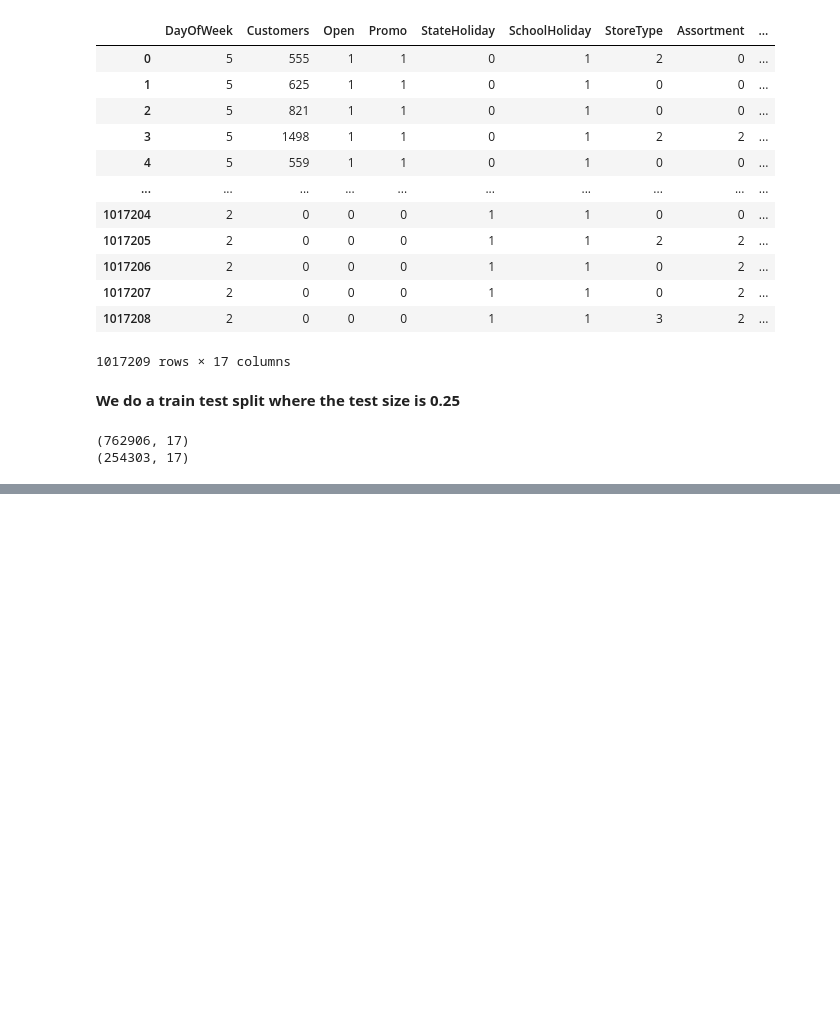
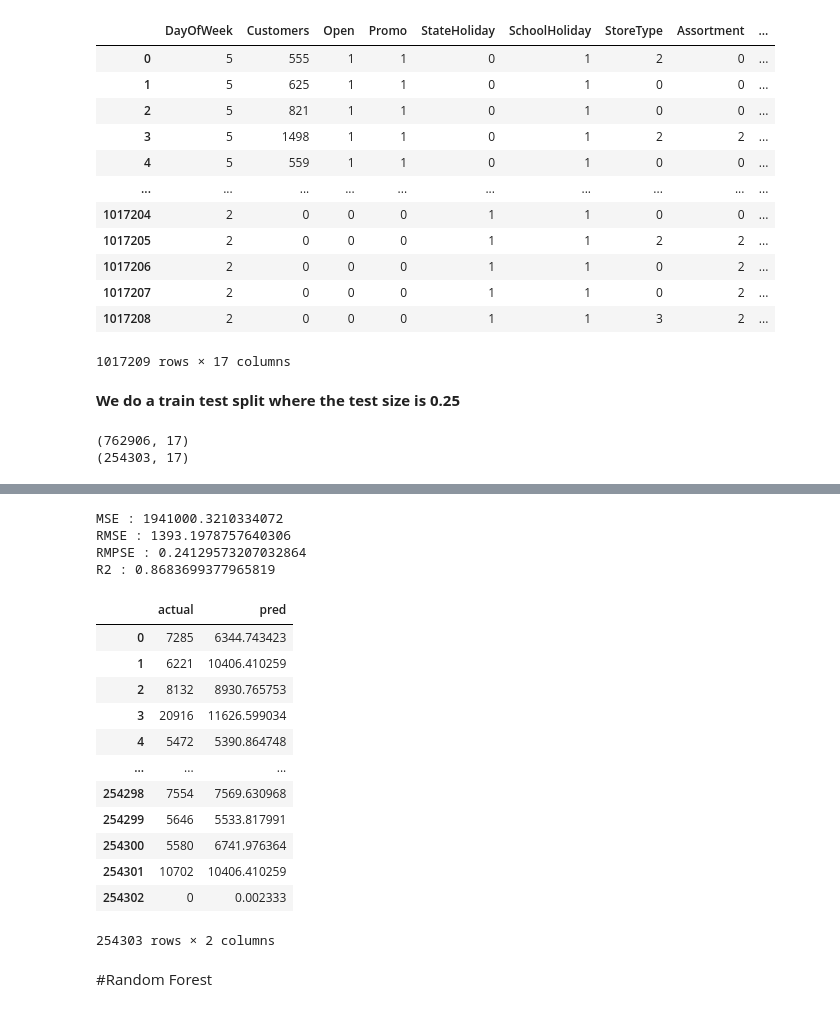
Before and after one commit to Kumarisimran626/S.K-Retail_sales_prediction, a Jupyter notebook: S_K_Retail_sales_prediction.ipynb, the cells around one changed output, grey strips where cells are left out. Saved outputs shown, nothing was run; the diff lists cells and outputs as text; code cells hidden in the pictures; blank space fills up the shorter version.

```diff
--- a/S_K_Retail_sales_prediction.ipynb
+++ b/S_K_Retail_sales_prediction.ipynb
@@ -1084,0 +1171,41 @@ print(U_test.shape)
+# %%
+decision_tree=DecisionTreeRegressor(max_depth=5)
+decision_tree.fit(U_train,v_train)
+V_pred_dt=decision_tree.predict(U_test)
+V_train_dt=decision_tree.predict(U_train)
+#print('dt_regressor R^2: ', r2(v_test,v_pred))
+MSE  = mean_squared_error(v_test, V_pred_dt)
+print("MSE :" , MSE)
+
+RMSE = np.sqrt(MSE)
+print("RMSE :" ,RMSE)
+
+RMPSE=RMSE/sales_mean
+print("RMPSE :",RMPSE)
+
+r2 = r2_score(v_test, V_pred_dt)
+print("R2 :" ,r2)
+# %% [output]
+MSE : 1941000.3210334072
+RMSE : 1393.1978757640306
+RMPSE : 0.24129573207032864
+R2 : 0.8683699377965819
+# %%
+decisiontree_Dataframe = pd.DataFrame(zip(v_test, V_pred_dt), columns = ['actual', 'pred'])
+decisiontree_Dataframe
+# %% [output]
+|  | actual | pred |
+| 0 | 7285 | 6344.743423 |
+| 1 | 6221 | 10406.410259 |
+| 2 | 8132 | 8930.765753 |
+| 3 | 20916 | 11626.599034 |
+| 4 | 5472 | 5390.864748 |
+| ... | ... | ... |
+| 254298 | 7554 | 7569.630968 |
+| 254299 | 5646 | 5533.817991 |
+| 254300 | 5580 | 6741.976364 |
+| 254301 | 10702 | 10406.410259 |
+| 254302 | 0 | 0.002333 |
+254303 rows × 2 columns
+# %% [markdown]
+#<b/>Random Forest</b>
```
Also changed, not shown: parts of 18 cells of this notebook.
